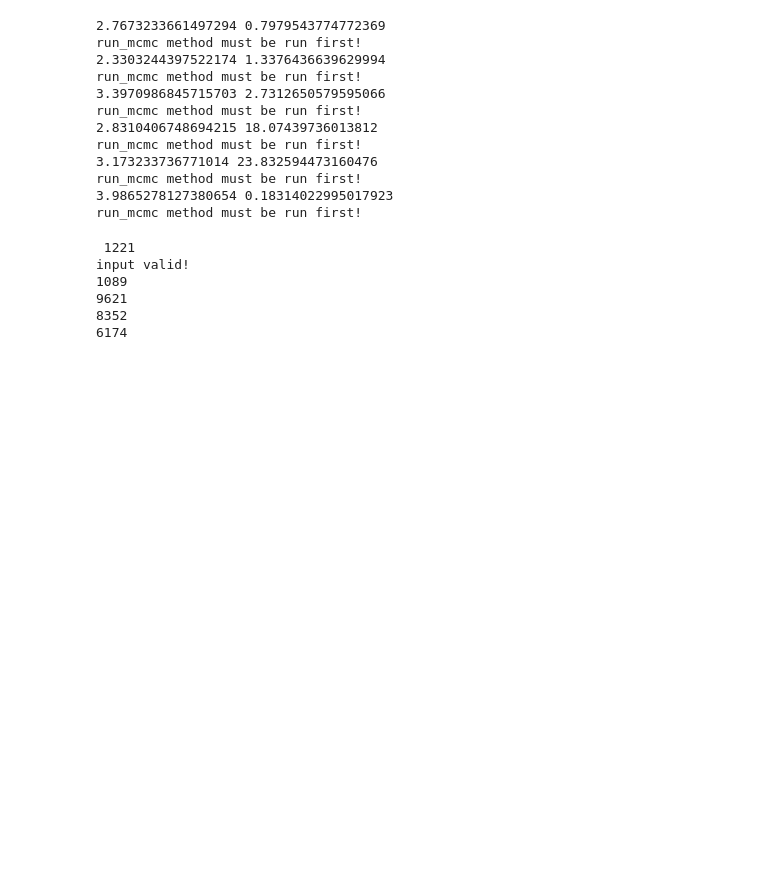
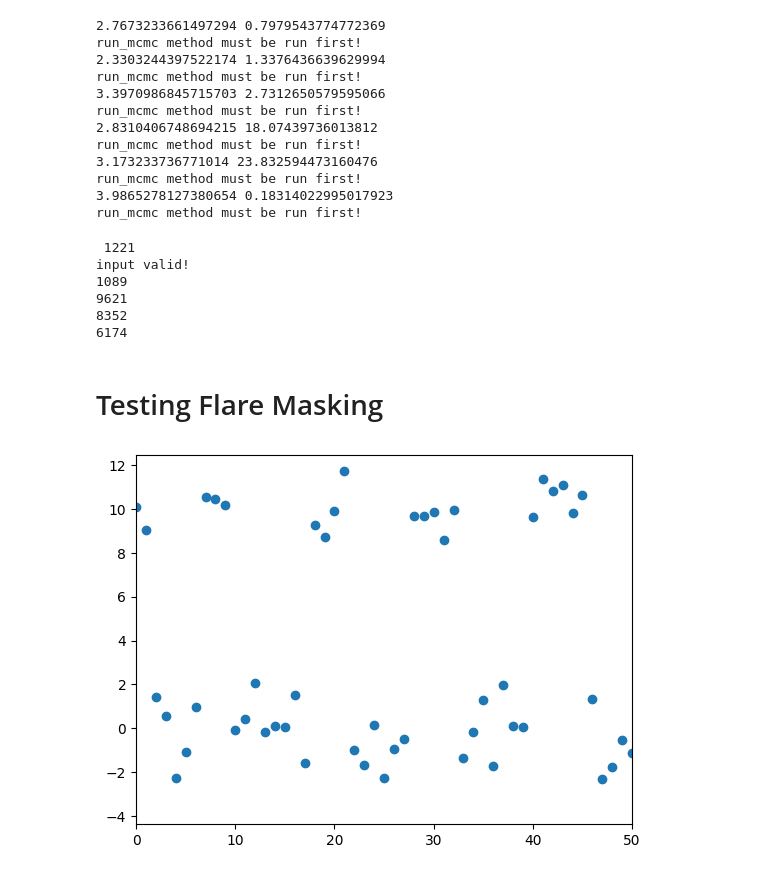
Before and after one commit to e-gillis/tess-exoplanet-pipeline, a Jupyter notebook: pipeline_testing.ipynb, the cells around one changed output. Cells and saved outputs as stored; diff of their text form; code cells hidden in the pictures; blank space fills up the shorter version.

```diff
--- a/pipeline_testing.ipynb
+++ b/pipeline_testing.ipynb
@@ -194,3 +194,5 @@ input valid!
 9621
 8352
 6174
+# %% [markdown]
+# Testing Flare Masking
@@ -196,0 +203,14 @@ input valid!
+# %%
+fnorm = np.random.normal(0, 1, 5000)
+
+flen = [2, 3, 4, 5, 6]
+fstart = [0, 7, 18, 28, 40]
+
+for i in range(len(flen)):
+    fnorm[fstart[i]:fstart[i]+flen[i]] += 10*np.ones(flen[i])
+
+plt.scatter(np.arange(len(fnorm)), fnorm)
+plt.xlim(0, 50)
+plt.show()
+# %% [output]
+[figure, added]
```
Also changed, not shown: parts of 12 cells of this notebook, 2 other files.
